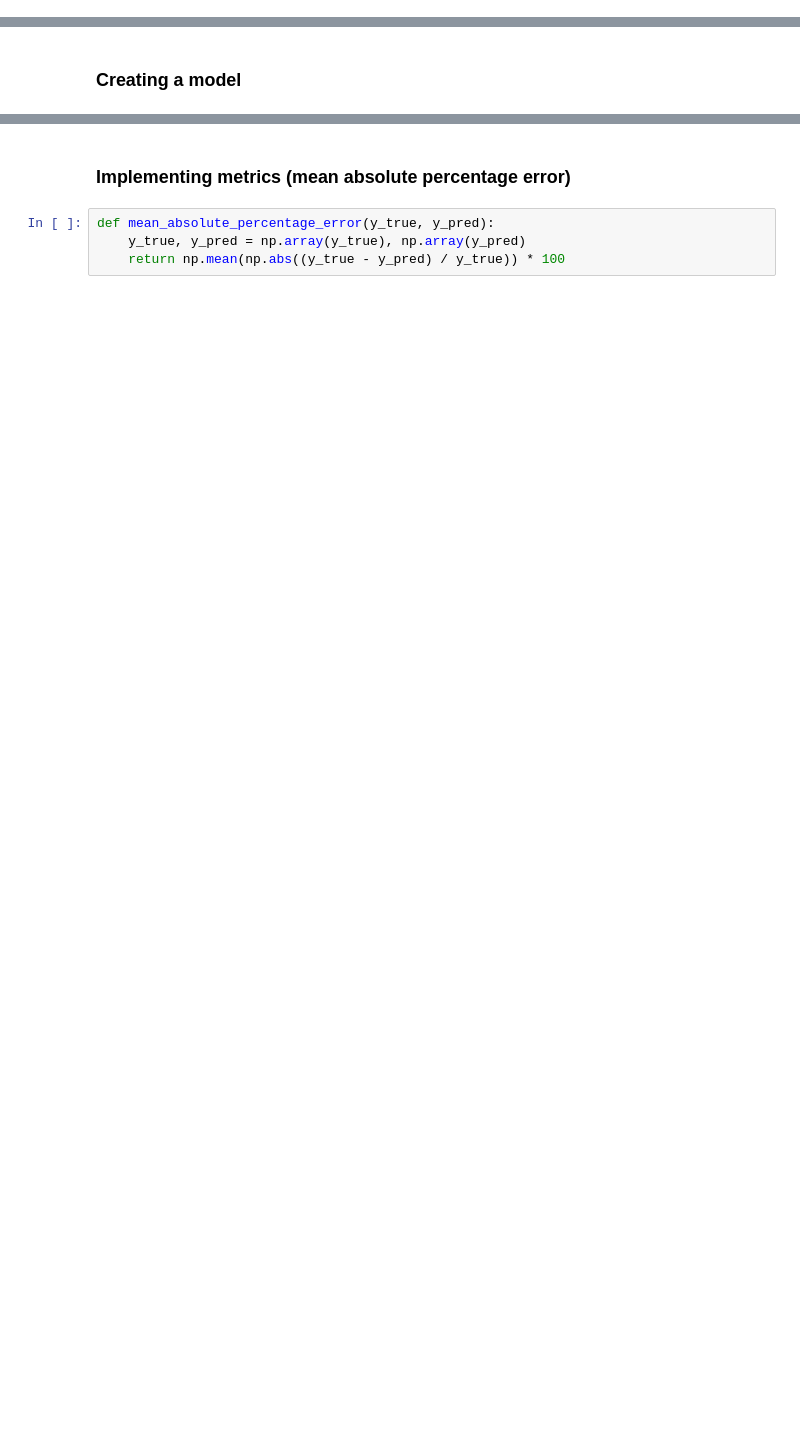
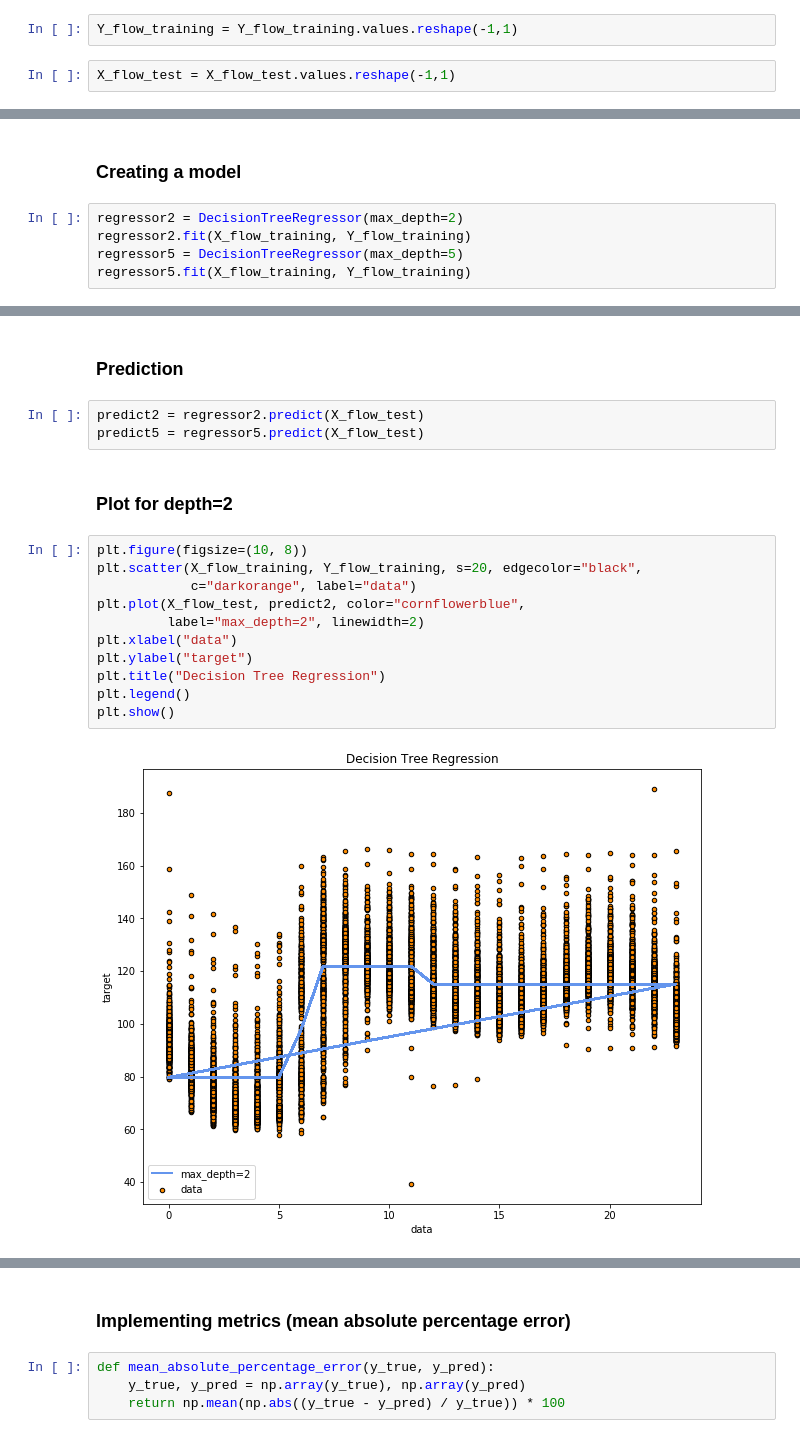
Before and after one commit to efemeryds/flow_exploration, a Jupyter notebook: notebooks/flow_prediction.ipynb, the cells around one changed output, grey strips where cells are left out. Saved outputs shown, nothing was run; the diff lists cells and outputs as text; blank space fills up the shorter version.

Commit message:
Updating decision tree

```diff
--- a/notebooks/flow_prediction.ipynb
+++ b/notebooks/flow_prediction.ipynb
@@ -86,0 +94,4 @@ flow_test.head()
+# %%
+Y_flow_training = Y_flow_training.values.reshape(-1,1)
+# %%
+X_flow_test = X_flow_test.values.reshape(-1,1)
@@ -87,2 +100,7 @@ flow_test.head()
 # %% [markdown]
 ### Creating a model
+# %%
+regressor2 = DecisionTreeRegressor(max_depth=2)
+regressor2.fit(X_flow_training, Y_flow_training)
+regressor5 = DecisionTreeRegressor(max_depth=5)
+regressor5.fit(X_flow_training, Y_flow_training)
@@ -88,0 +113,20 @@ flow_test.head()
+# %% [markdown]
+### Prediction
+# %%
+predict2 = regressor2.predict(X_flow_test)
+predict5 = regressor5.predict(X_flow_test)
+# %% [markdown]
+### Plot for depth=2
+# %%
+plt.figure(figsize=(10, 8))
+plt.scatter(X_flow_training, Y_flow_training, s=20, edgecolor="black",
+            c="darkorange", label="data")
+plt.plot(X_flow_test, predict2, color="cornflowerblue",
+         label="max_depth=2", linewidth=2)
+plt.xlabel("data")
+plt.ylabel("target")
+plt.title("Decision Tree Regression")
+plt.legend()
+plt.show()
+# %% [output]
+[figure, added]
```
Also changed, not shown: parts of 12 cells of this notebook.
